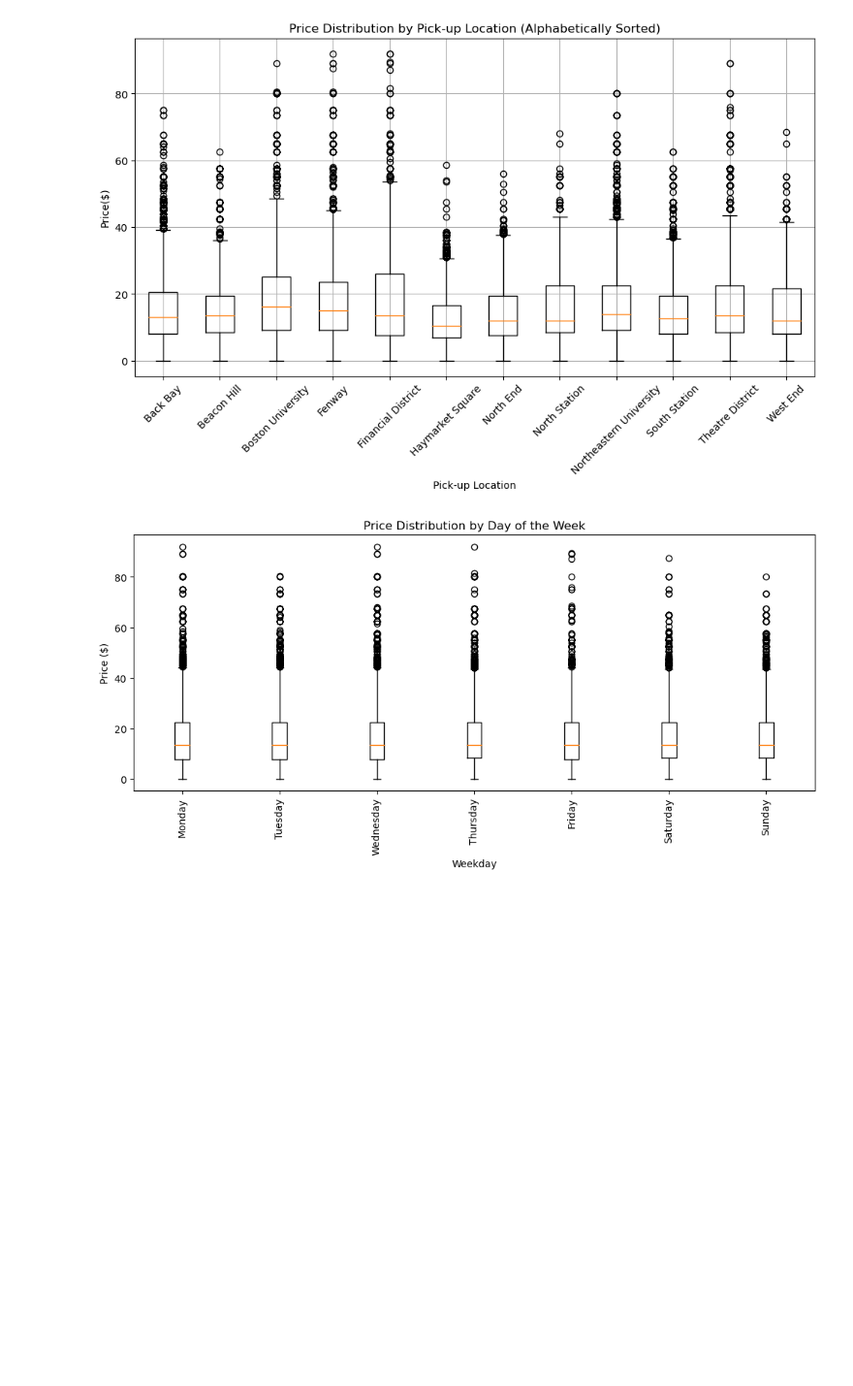
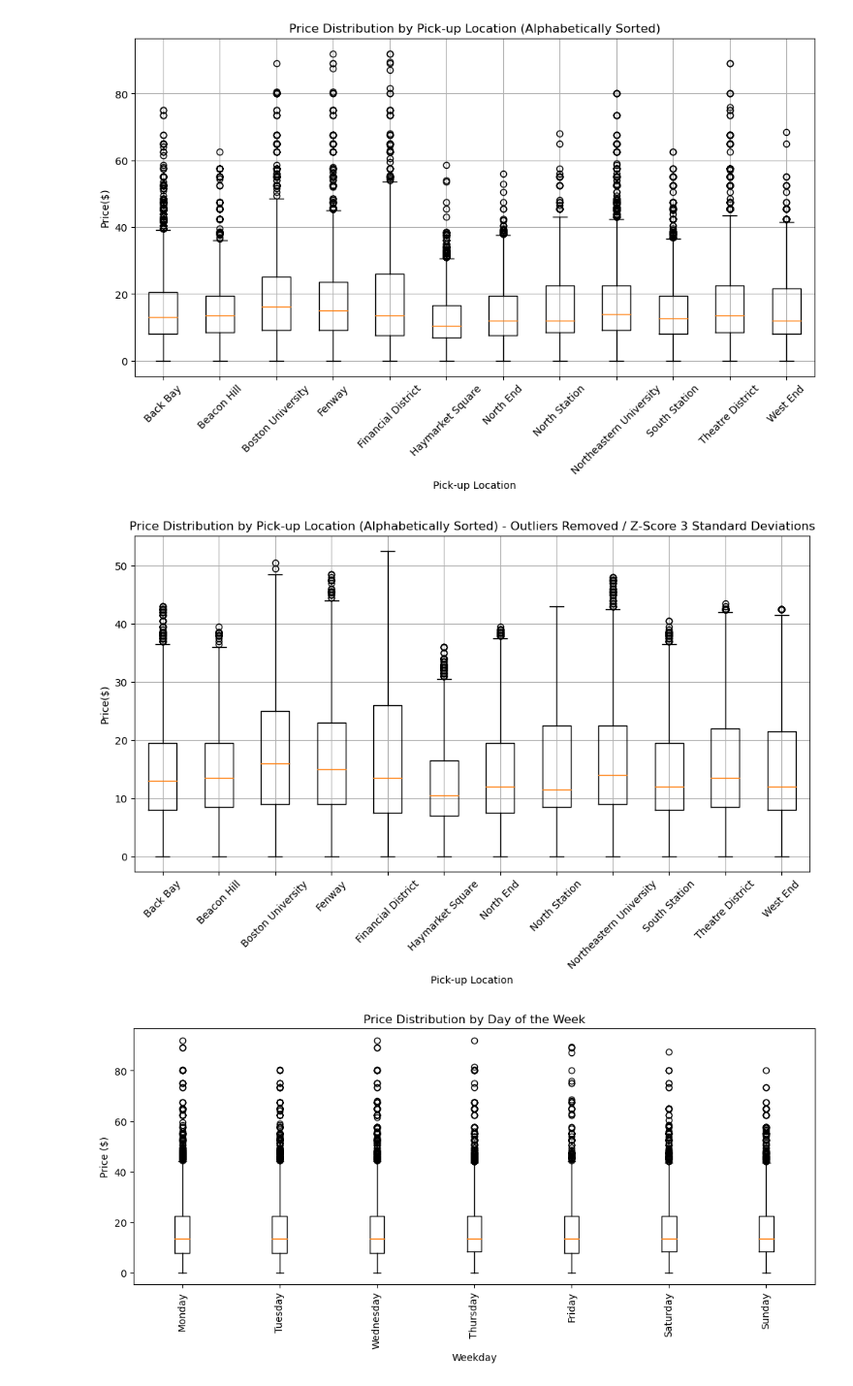
Before and after one commit to marnaji/Project-1, a Jupyter notebook: main.ipynb, the cells around one changed output. Shown at 97% size. Saved outputs shown, nothing was run; the diff lists cells and outputs as text; code cells hidden in the pictures; blank space fills up the shorter version.

```diff
--- a/main.ipynb
+++ b/main.ipynb
@@ -410,6 +508,46 @@ plt.grid(True)
 plt.show()
 # %% [output]
 [figure]
+# %%
+# MIKE - Z-SCORE, Outliers removed
+# Extract pick-up locations and sort alphabetically
+pickup_locations = sorted(final_df["Pick_Up_Location"].unique())
+
+# Create a dictionary to store pick-up location prices
+pickup_prices = {}
+
+# Iterate over each pick-up location
+for pickup_location in pickup_locations:
+    # Filter rows for the current pick-up location
+    pickup_data = final_df[final_df["Pick_Up_Location"] == pickup_location]
+    # Get the prices for the current pick-up location
+    prices = pickup_data["Price($)"].values
+
+    # Calculate Z-score for each price
+    z_scores = (prices - np.mean(prices)) / np.std(prices)
+
+    # Set threshold for outliers (e.g., Z-score > 3 or Z-score < -3)
+    threshold = 3
+
+    # Remove outliers based on the Z-score method
+    filtered_prices = prices[(z_scores <= threshold) & (z_scores >= -threshold)]
+
+    # Store the filtered prices in the dictionary
+    pickup_prices[pickup_location] = filtered_prices
+
+# Create a box-and-whisker plot
+plt.figure(figsize=(12, 6))
+plt.boxplot(pickup_prices.values())
+plt.xticks(range(1, len(pickup_locations) + 1), pickup_locations, rotation=45)
+plt.xlabel("Pick-up Location")
+plt.ylabel("Price($)")
+plt.title("Price Distribution by Pick-up Location (Alphabetically Sorted) - Outliers Removed / Z-Score 3 Standard Deviations")
+plt.grid(True)
+
+# Display the plot
+plt.show()
+# %% [output]
+[figure, added]
 # %%
 # MIKE - Price Distribution by Day of the Week
 
```
Also changed, not shown: parts of 9 cells of this notebook.
